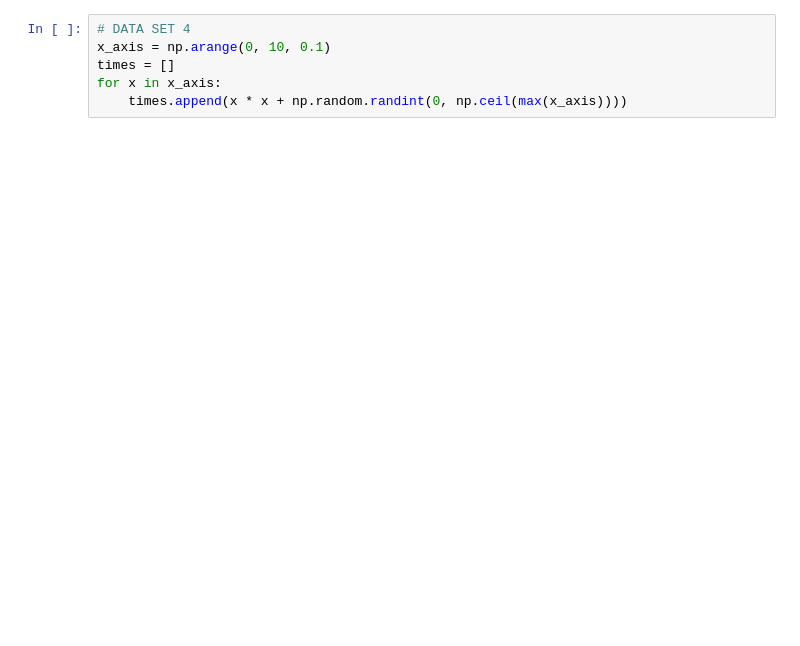
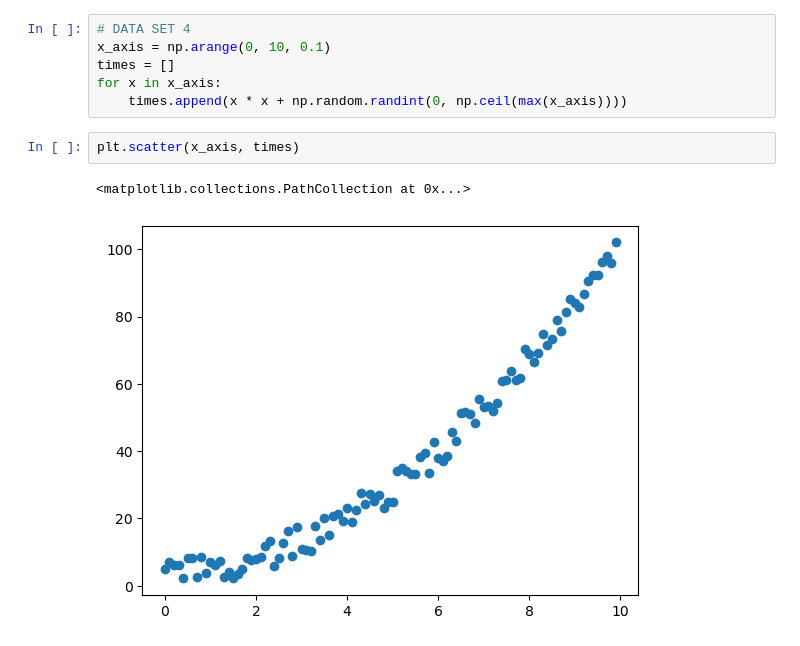
Before and after one commit to DylanSui799/UCBBootCampWork, a Jupyter notebook: 01-Sessions/05-Data-Visualization/2/Activities/01-Stu_PlotsReview/Solved/plot_drills_solution.ipynb, the cells around one changed output. Saved outputs shown, nothing was run; the diff lists cells and outputs as text; blank space fills up the shorter version.

```diff
--- a/01-Sessions/05-Data-Visualization/2/Activities/01-Stu_PlotsReview/Solved/plot_drills_solution.ipynb
+++ b/01-Sessions/05-Data-Visualization/2/Activities/01-Stu_PlotsReview/Solved/plot_drills_solution.ipynb
@@ -62,6 +79,11 @@ x_axis = np.arange(0, 10, 0.1)
 times = []
 for x in x_axis:
     times.append(x * x + np.random.randint(0, np.ceil(max(x_axis))))
+# %%
+plt.scatter(x_axis, times)
+# %% [output]
+<matplotlib.collections.PathCollection at 0x...>
+[figure, added]
 # %%
 plt.title("Running Time of FakeSort for Sample Input Sizes")
 plt.xlabel("Length of Input Array")
```
Also changed, not shown: parts of 4 cells of this notebook, 11 other files.
